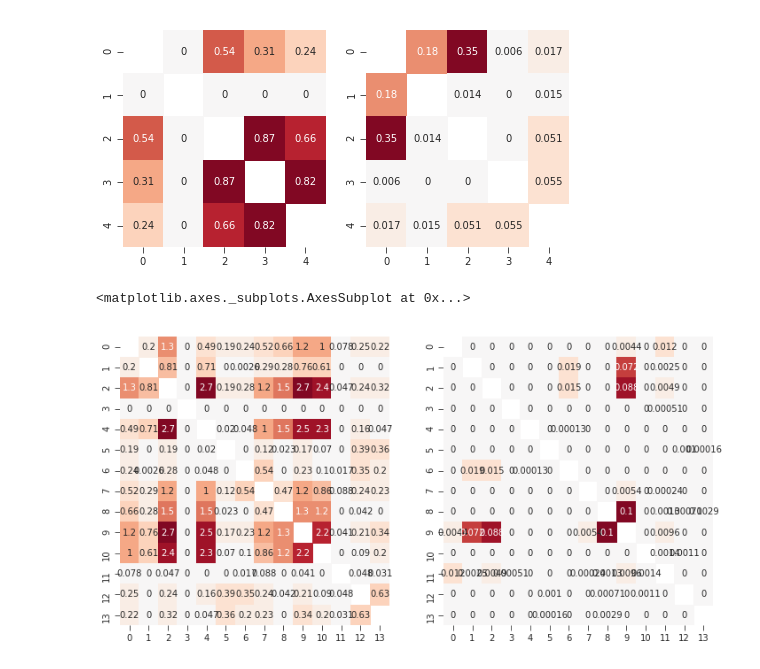
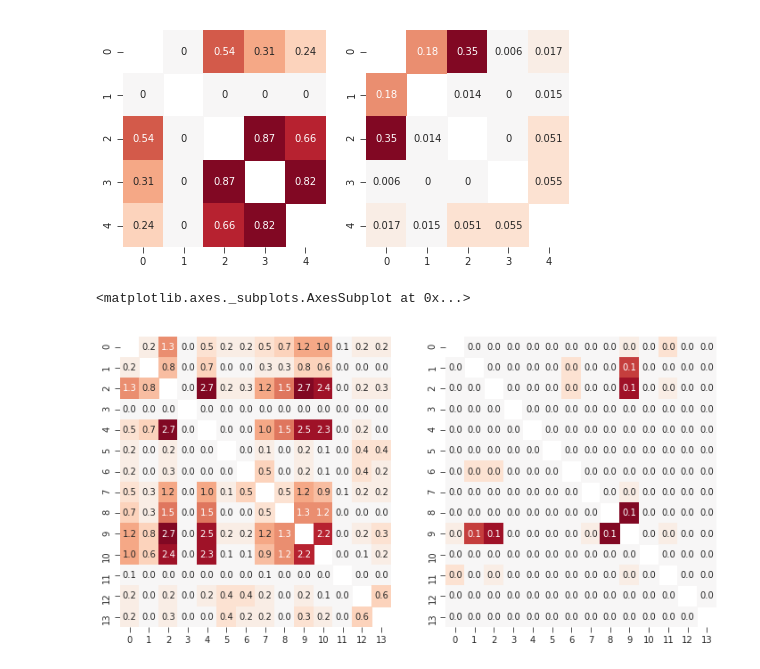
Before and after one commit to ytakashina/depynd, a Jupyter notebook: mutual_information.ipynb, the cells around one changed output. Drawn from its saved outputs; the diff is of its cells as text; code cells hidden in the pictures.

```diff
--- a/mutual_information.ipynb
+++ b/mutual_information.ipynb
@@ -2,11 +2,8 @@
 import numpy as np
 import pandas as pd
 import sklearn.datasets
-from scipy.special import digamma
 import matplotlib.pyplot as plt
 % matplotlib inline
-import matplotlib
-matplotlib.rcParams['pdf.fonttype'] = 42
 import seaborn as sns
 sns.set_style('ticks')
 palette = sns.color_palette("RdBu_r", n_colors=25)
@@ -38,8 +35,8 @@ mis_knn = mimat(X, method='knn')
 cmis_knn = cmimat(X, method='knn')
 # %%
 f, axes = plt.subplots(1, 2, figsize=[12, 6])
-sns.heatmap(mis_knn, annot=True, center=0, cmap=palette, cbar=False, ax=axes[0])
-sns.heatmap(cmis_knn, annot=True, center=0, cmap=palette, cbar=False, ax=axes[1])
+sns.heatmap(mis_knn, annot=True, center=0, cmap=palette, cbar=False, ax=axes[0], fmt='.1f')
+sns.heatmap(cmis_knn, annot=True, center=0, cmap=palette, cbar=False, ax=axes[1], fmt='.1f')
 # %% [output]
 <matplotlib.axes._subplots.AxesSubplot at 0x...>
-[figure, old version]
+[figure, new version]
```
Also changed, not shown: parts of 2 cells of this notebook, 3 other files.
